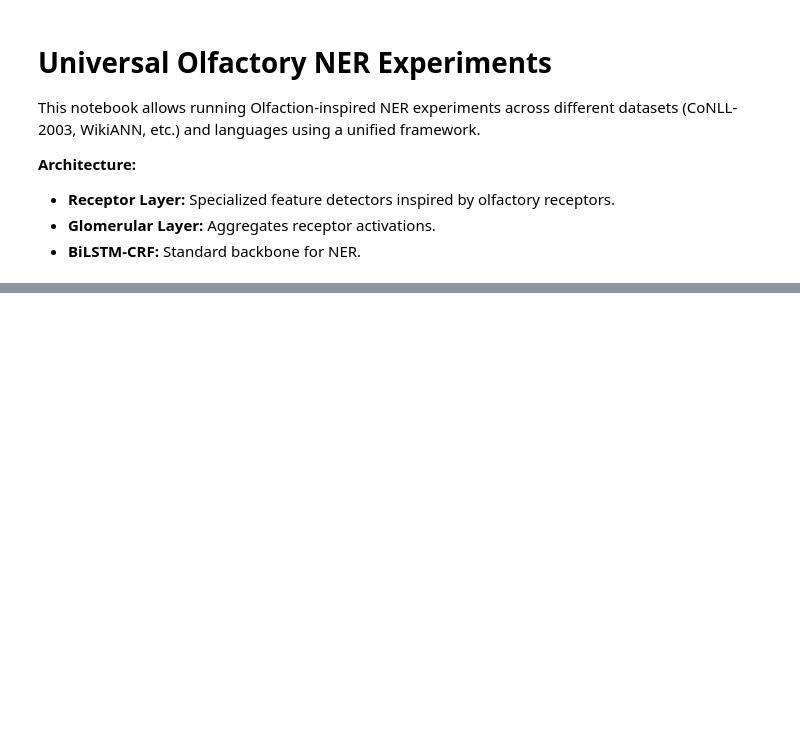
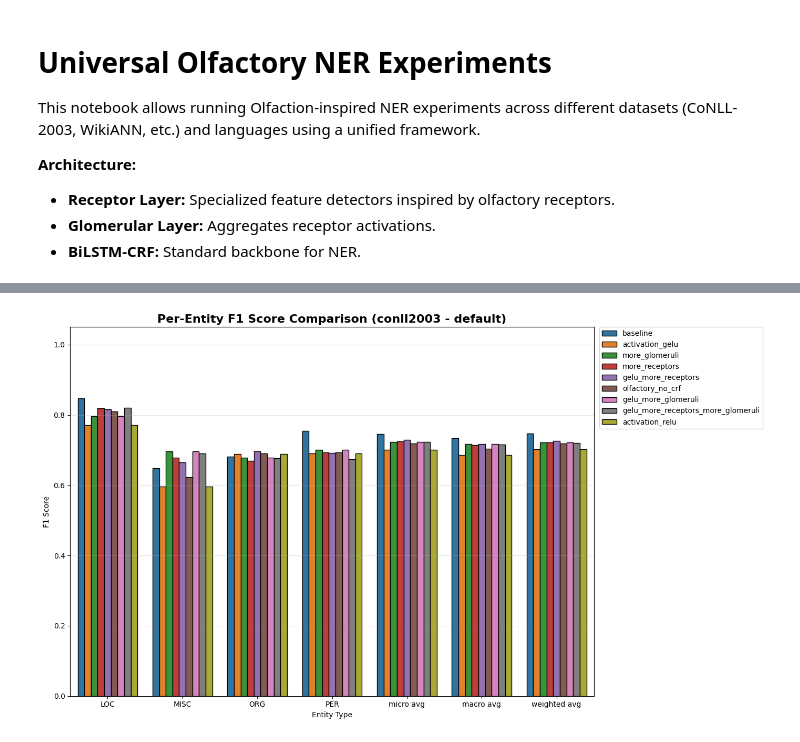
Before and after one commit to bhushan1729/olfaction-inspired-ner, a Jupyter notebook: notebooks/universal_experiments.ipynb, the cells around one changed output, grey strips where cells are left out. Saved outputs shown, nothing was run; the diff lists cells and outputs as text; code cells hidden in the pictures; blank space fills up the shorter version.

```diff
--- a/notebooks/universal_experiments.ipynb
+++ b/notebooks/universal_experiments.ipynb
@@ -285,0 +619,86 @@ Passing `palette` without assigning `hue` is deprecated and will be removed in v
+# %%
+# @title 4b. Plot Per-Entity F1 Scores
+# ==============================================================================
+import os
+import json
+import pandas as pd
+import seaborn as sns
+import matplotlib.pyplot as plt
+
+# Setup paths (ensure BASE_SAVE_DIR is correct)
+if 'BASE_SAVE_DIR' not in locals():
+    BASE_SAVE_DIR = '/content/drive/My Drive/olfaction_inspired_ner' if os.path.exists('/content/drive') else './results'
+
+print(f"Generating Per-Entity plots from: {BASE_SAVE_DIR}")
+
+if not os.path.exists(BASE_SAVE_DIR):
+    print("Results directory not found.")
+else:
+    # Scan for datasets
+    datasets_found = [d for d in os.listdir(BASE_SAVE_DIR) if os.path.isdir(os.path.join(BASE_SAVE_DIR, d))]
+
+    for dataset_name in datasets_found:
+        d_path = os.path.join(BASE_SAVE_DIR, dataset_name)
+        languages = [l for l in os.listdir(d_path) if os.path.isdir(os.path.join(d_path, l))]
+
+        for lang in languages:
+            full_results_dir = os.path.join(d_path, lang)
+            viz_dir = os.path.join(full_results_dir, 'visualizations')
+            os.makedirs(viz_dir, exist_ok=True)
+
+            # Collect Per-Entity metrics
+            data_records = []
+            experiments = [e for e in os.listdir(full_results_dir) if os.path.isdir(os.path.join(full_results_dir, e)) and e != 'visualizations']
+
+            for exp in experiments:
+                res_path = os.path.join(full_results_dir, exp, 'results.json')
+                if os.path.exists(res_path):
+                    try:
+                        with open(res_path, 'r') as f:
+                            res = json.load(f)
+
+                        test_metrics = res['test']
+                        per_entity = test_metrics.get('per_entity', {})
+
+                        for entity, f1 in per_entity.items():
+                            data_records.append({
+                                'Experiment': exp,
+                                'Entity Type': entity,
+                                'F1 Score': f1
+                            })
+                    except Exception as e:
+                        print(f"Skipping {exp}: {e}")
+
+            # Plot
+            if data_records:
+                df_entity = pd.DataFrame(data_records)
+
+                plt.figure(figsize=(14, 8))
+
+                # Grouped Bar Plot
+                chart = sns.barplot(
+                    data=df_entity,
+                    x='Entity Type',
+                    y='F1 Score',
+                    hue='Experiment',
+                    palette='tab10',
+                    edgecolor='black'
+                )
+
+                plt.title(f'Per-Entity F1 Score Comparison ({dataset_name} - {lang})', fontsize=16, fontweight='bold')
+                plt.ylim(0, 1.05)
+                plt.grid(axis='y', alpha=0.3)
+
+                # Legend placement outside
+                plt.legend(bbox_to_anchor=(1.01, 1), loc='upper left', borderaxespad=0.)
+                plt.tight_layout()
+
+                # Save and Show
+                save_path = os.path.join(viz_dir, 'per_entity_f1_comparison.png')
+                plt.savefig(save_path, dpi=300, bbox_inches='tight')
+                plt.show()
+                print(f"✓ Generated Per-Entity plot for {dataset_name}/{lang}")
+                plt.close()
+            else:
+                print(f"No per-entity data found for {dataset_name}/{lang}")
+# %% [output]
@@ -285,0 +706 @@ Passing `palette` without assigning `hue` is deprecated and will be removed in v
+[figure, added]
```
Also changed, not shown: parts of 13 cells of this notebook.
